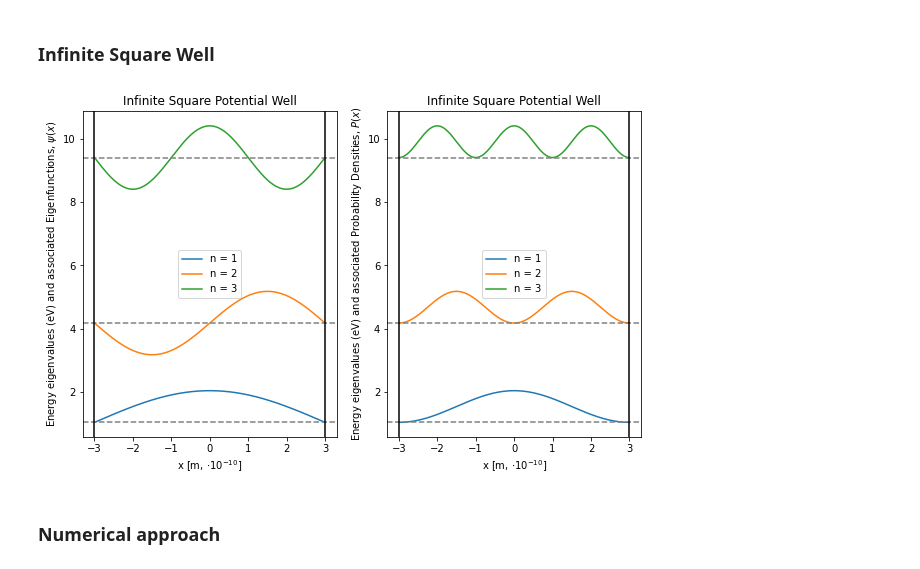
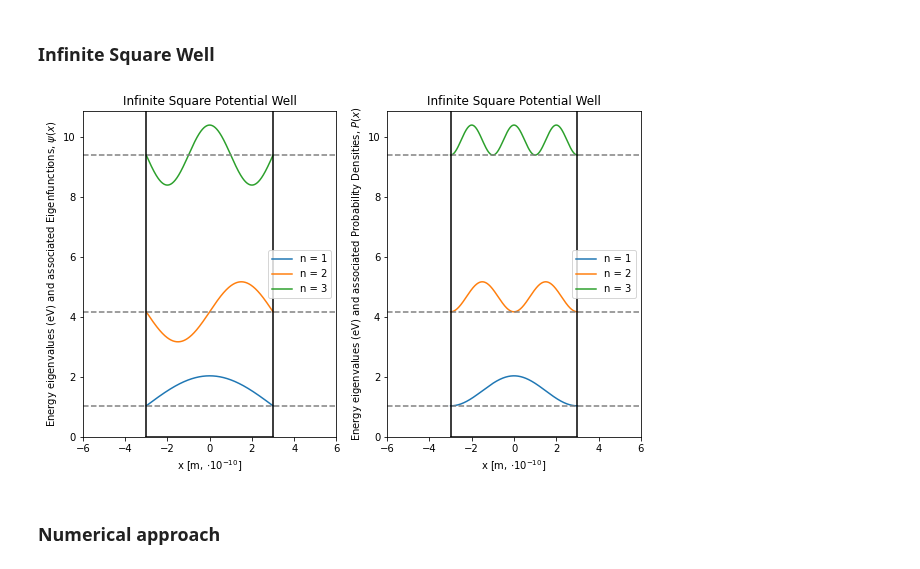
Before and after one commit to amavicpos/other-files, a Jupyter notebook: Scientific computing with Python/C12_notebook.ipynb, the cells around one changed output. Drawn from its saved outputs; the diff is of its cells as text; code cells hidden in the pictures.

```diff
--- a/Scientific computing with Python/C12_notebook.ipynb
+++ b/Scientific computing with Python/C12_notebook.ipynb
@@ -39,34 +40,40 @@ ax2 = fig.add_subplot(1,2,2)
 ax1.plot(x_values/1e-10, np.sqrt(a)*psi_values_1+E1)
 ax1.plot(x_values/1e-10, np.sqrt(a)*psi_values_2+E2)
 ax1.plot(x_values/1e-10, np.sqrt(a)*psi_values_3+E3)
 
+ax1.set_xlim([-6, 6])
+ax1.set_ylim(0)
 ax1.axhline(E1, linestyle='--', color='grey')
 ax1.axhline(E2, linestyle='--', color='grey')
 ax1.axhline(E3, linestyle='--', color='grey')
 ax1.axvline(-a/1e-10, color='black')
 ax1.axvline(a/1e-10, color='black')
+ax1.axhline(0, 0.25, 0.75, color='black')
 ax1.legend(['n = 1', 'n = 2', 'n = 3'])
 ax1.set_xlabel('x [m, $\cdot 10^{-10}$]')
 ax1.set_ylabel('Energy eigenvalues (eV) and associated Eigenfunctions, $\psi(x)$')
 
 ax2.plot(x_values/1e-10, a*prob_values_1+E1)
 ax2.plot(x_values/1e-10, a*prob_values_2+E2)
 ax2.plot(x_values/1e-10, a*prob_values_3+E3)
 
+ax2.set_xlim([-6, 6])
+ax2.set_ylim(0)
+ax2.axhline(0, 0.25, 0.75, color='black')
 ax2.axhline(E1, linestyle='--', color='grey')
 ax2.axhline(E2, linestyle='--', color='grey')
 ax2.axhline(E3, linestyle='--', color='grey')
 ax2.axvline(-a/1e-10, color='black')
 ax2.axvline(a/1e-10, color='black')
 ax2.legend(['n = 1', 'n = 2', 'n = 3'])
 ax2.set_xlabel('x [m, $\cdot 10^{-10}$]')
 ax2.set_ylabel('Energy eigenvalues (eV) and associated Probability Densities, $P(x)$')
 
 ax1.set_title('Infinite Square Potential Well')
 ax2.set_title('Infinite Square Potential Well')
 plt.show()
 # %% [output]
-[figure, old version]
+[figure, new version]
 # %% [markdown]
 ### Numerical approach
 # %%
```
Also changed, not shown: parts of 5 cells of this notebook.
